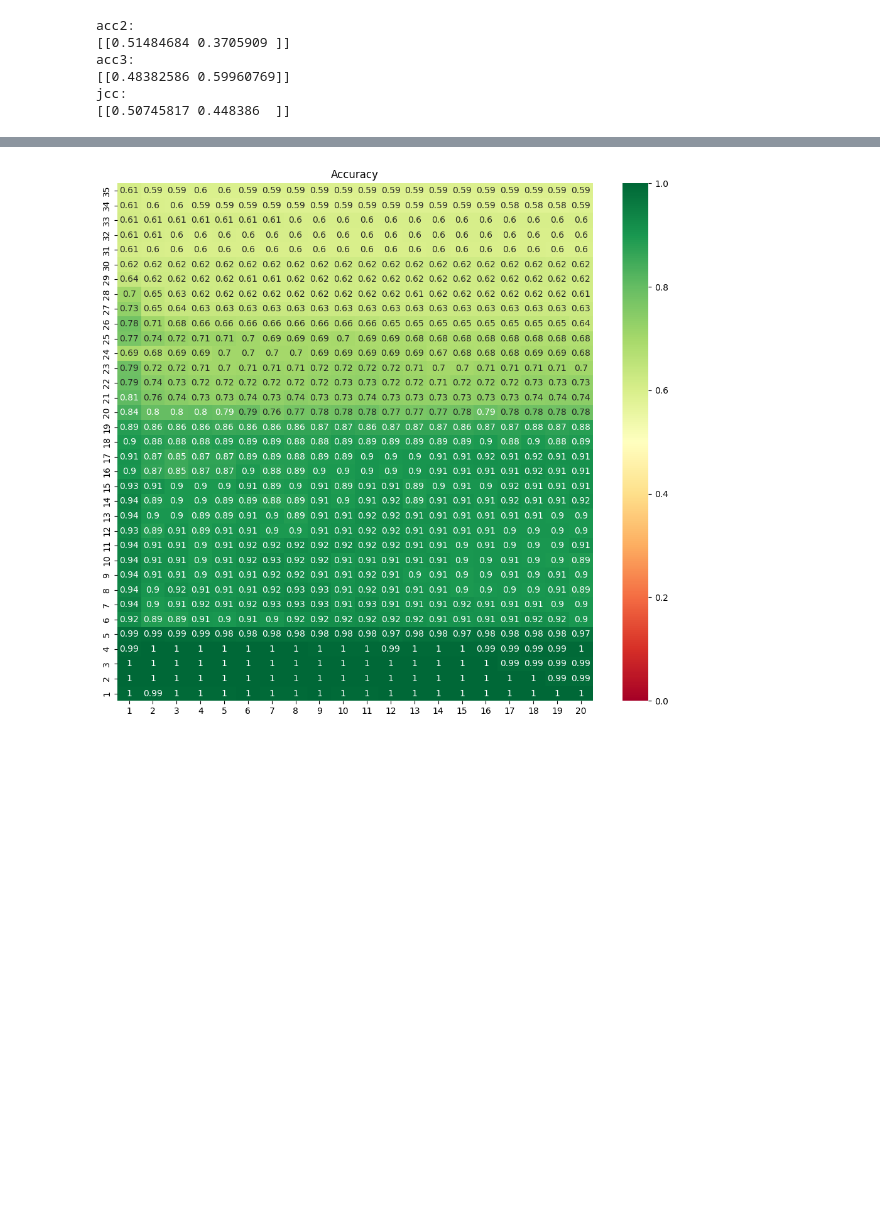
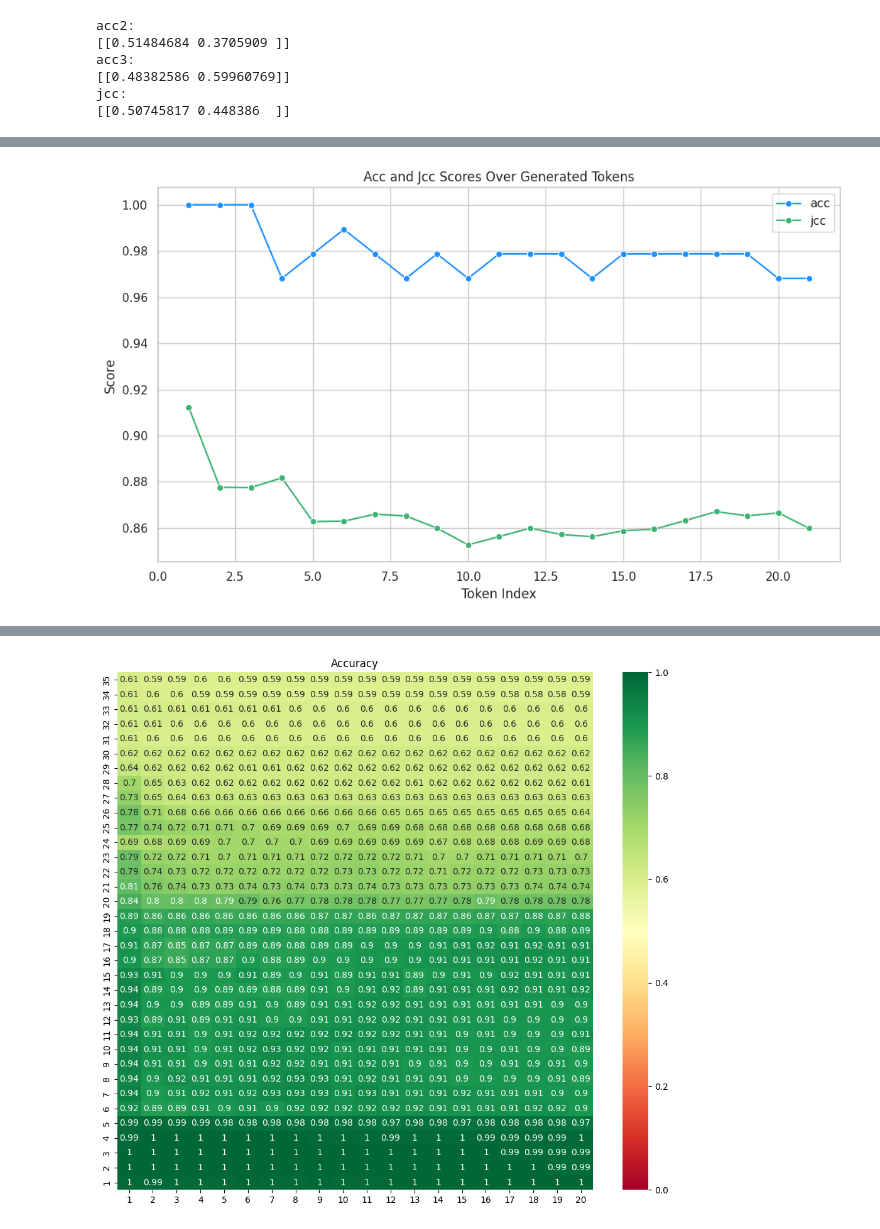
Before and after one commit to phusroyal/CopyMech, a Jupyter notebook: thesis-tflens_npatch.ipynb, the cells around one changed output, grey strips where cells are left out. Drawn from its saved outputs; the diff is of its cells as text; code cells hidden in the pictures; blank space fills up the shorter version.

```diff
--- a/thesis-tflens_npatch.ipynb
+++ b/thesis-tflens_npatch.ipynb
@@ -550,0 +1133,36 @@ jcc:
+# %%
+import seaborn as sns
+import matplotlib.pyplot as plt
+import numpy as np
+
+def plot_token_scores(acc_scores, jcc_scores):
+    """
+    Given two arrays (lists or numpy arrays) of scores for 'acc' and 'jcc'
+    over n generated tokens, this function creates a line plot with token index
+    on the x-axis and score on the y-axis. It uses seaborn for a nice, trendy style.
+
+    Parameters:
+        acc_scores (array-like): Scores for 'acc' (length n).
+        jcc_scores (array-like): Scores for 'jcc' (length n).
+    """
+    n = len(acc_scores)
+    tokens = np.arange(1, n + 1)
+
+    # Set a nice, trendy theme
+    sns.set_theme(style="whitegrid")
+    plt.figure(figsize=(10, 6))
+
+    # Plot the two lines with distinct colors and markers.
+    sns.lineplot(x=tokens, y=acc_scores, label="acc", marker="o", color="dodgerblue")
+    sns.lineplot(x=tokens, y=jcc_scores, label="jcc", marker="o", color="mediumseagreen")
+
+    plt.xlabel("Token Index")
+    plt.ylabel("Score")
+    plt.title("Acc and Jcc Scores Over Generated Tokens")
+    plt.legend()
+    plt.tight_layout()
+    plt.show()
+
+plot_token_scores(acc['acc_all'], jcc['jcc_all'])
+# %% [output]
+[figure, added]
```
Also changed, not shown: parts of 21 cells of this notebook, 11 other files.
